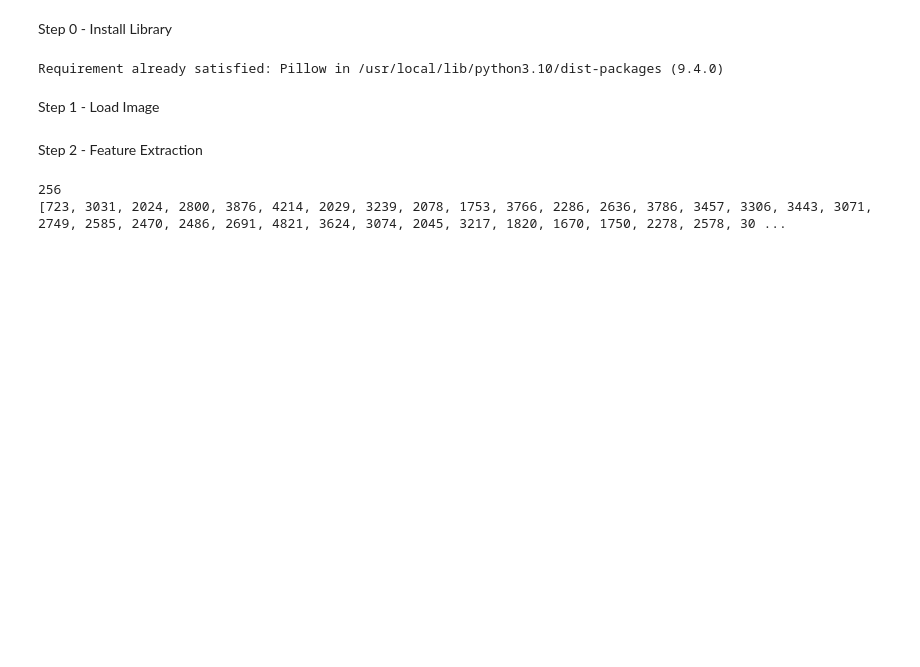
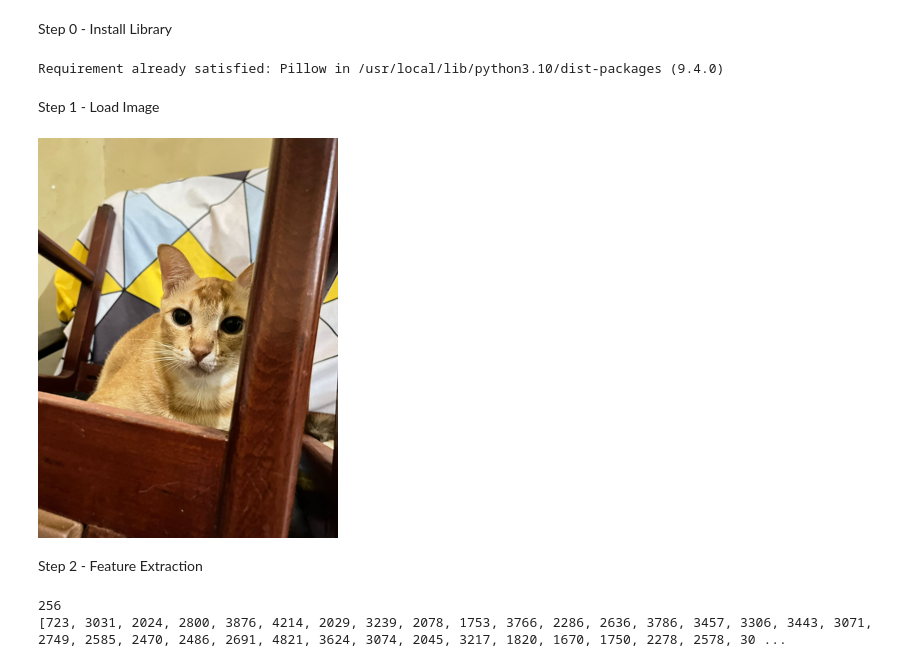
Before and after one commit to MuhammadAdhikaIsaNugraha/Machine_Learning_2023, a Jupyter notebook: Week2.ipynb, the cells around one changed output. Drawn from its saved outputs; the diff is of its cells as text; code cells hidden in the pictures; blank space fills up the shorter version.

```diff
--- a/Week2.ipynb
+++ b/Week2.ipynb
@@ -365,8 +365,11 @@ Step 1 - Load Image
 # %%
 from PIL import Image
 
 img = Image.open('gerry.jpeg')
-img.show() # show the images
+img = img.resize((300, 400))
+display(img) # show the images
+# %% [output]
+[figure, added]
 # %% [markdown]
 Step 2 - Feature Extraction
 # %%
```
